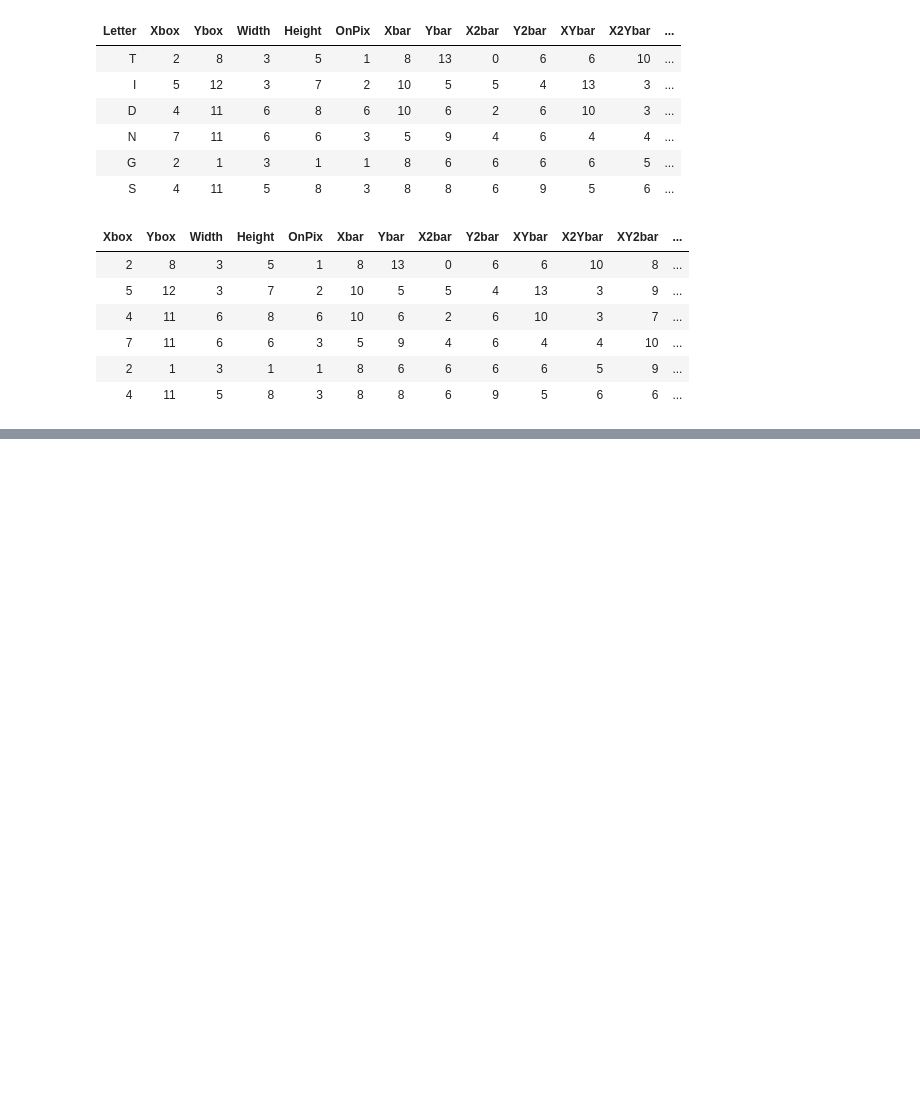
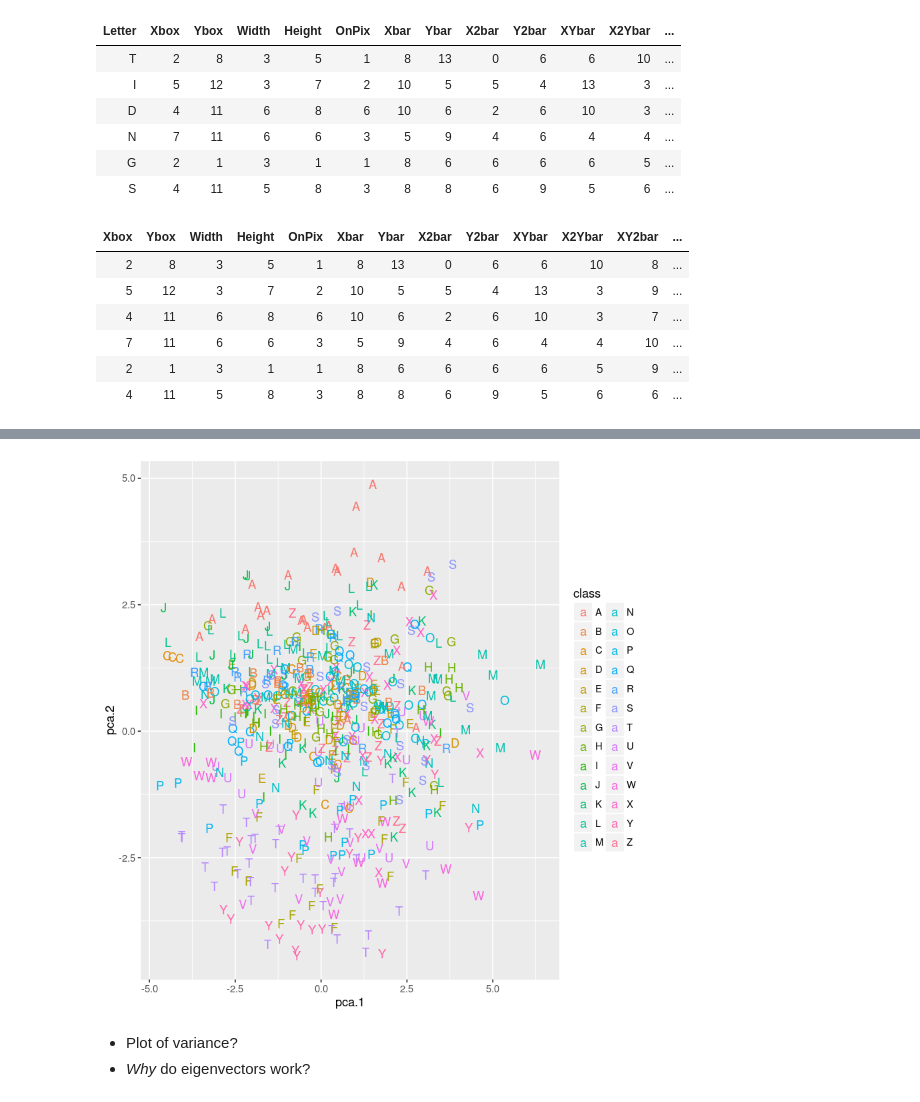
Before and after one commit to Hodapp87/cincyfp_presentation_R_2016_12, a Jupyter notebook: CincyFP_Letters_example.ipynb, the cells around one changed output, grey strips where cells are left out. Saved outputs shown, nothing was run; the diff lists cells and outputs as text; code cells hidden in the pictures; blank space fills up the shorter version.

Commit message:
Added more PCA derivation & letter examples.

```diff
--- a/CincyFP_Letters_example.ipynb
+++ b/CincyFP_Letters_example.ipynb
@@ -395,3 +398,6 @@ head(letters[-which(names(letters) == "Letter")])
 | 7 | 11 | 6 | 6 | 3 | 5 | 9 | 4 | 6 | 4 | 4 | 10 | ... |
 | 2 | 1 | 3 | 1 | 1 | 8 | 6 | 6 | 6 | 6 | 5 | 9 | ... |
 | 4 | 11 | 5 | 8 | 3 | 8 | 8 | 6 | 9 | 5 | 6 | 6 | ... |
+# %%
+mtx <- scale(letters[-which(names(letters) == "Letter")])
+mtx
@@ -397,0 +442,2 @@ head(letters[-which(names(letters) == "Letter")])
+# %%
+r <- eigen(t(mtx) %*% mtx)
@@ -397,0 +477,2 @@ head(letters[-which(names(letters) == "Letter")])
+# %%
+lettersPca <- mtx %*% r$vectors;
@@ -397,0 +498,3 @@ head(letters[-which(names(letters) == "Letter")])
+# %%
+lettersDf <- data.frame(class = letters$Letter, pca = lettersPca)
+head(lettersDf)
@@ -397,0 +509,8 @@ head(letters[-which(names(letters) == "Letter")])
+# %%
+decim <- sample_frac(lettersDf, 0.03)
+ggplot(decim, aes(label = class, pca.1, pca.2, colour = class)) + geom_text()
+# %% [output]
+[figure, added]
+# %% [markdown]
+- Plot of variance?
+- *Why* do eigenvectors work?
```
Also changed, not shown: parts of 9 cells of this notebook, 1 other file.
